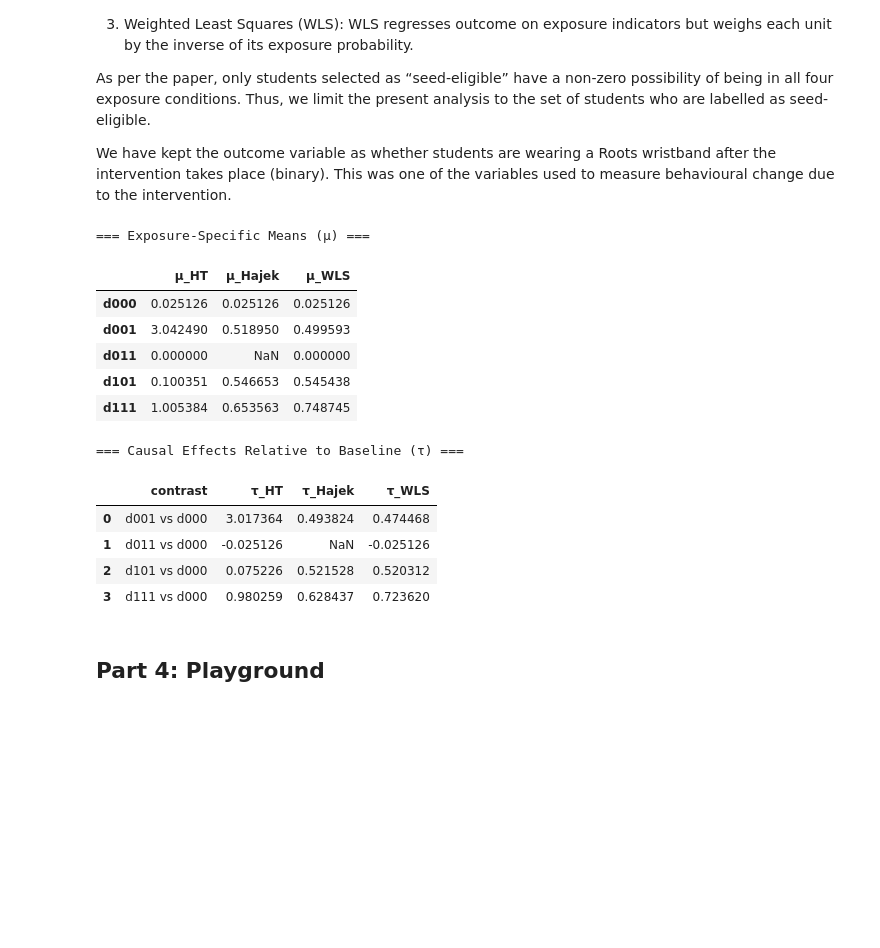
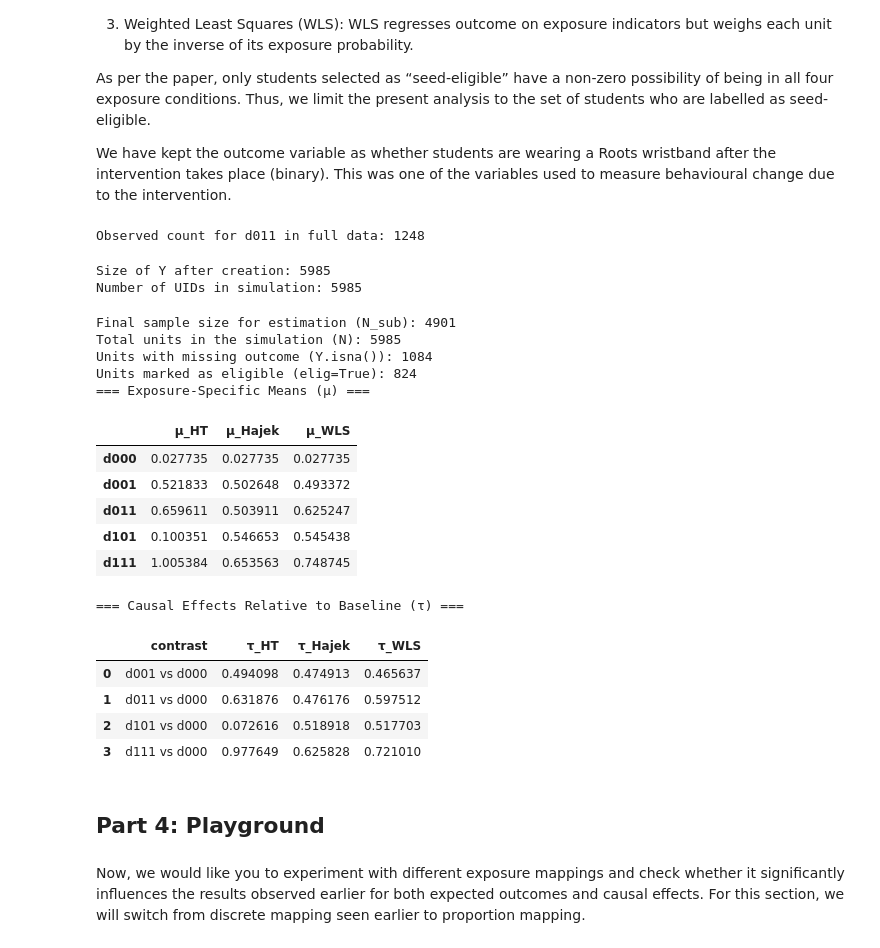
Before and after one commit to causalml-fall25/demonstration-farhan-elena, a Jupyter notebook: Demo_Notebook_v2.ipynb, the cells around one changed output. Saved outputs shown, nothing was run; the diff lists cells and outputs as text; code cells hidden in the pictures; blank space fills up the shorter version.

```diff
--- a/Demo_Notebook_v2.ipynb
+++ b/Demo_Notebook_v2.ipynb
@@ -850,6 +850,9 @@ D_obs = exposure_5cat(Z_obs)
 D_obs_by_uid = pd.Series(D_obs, index=objects["uids"])
 # %%
 I_obs = pd.get_dummies(D_obs_by_uid)[objects["levels"]]
+print(f"Observed count for d011 in full data: {I_obs['d011'].sum()}")
+# %% [output]
+Observed count for d011 in full data: 1248
 # %%
 levels = objects["levels"]
 uids = objects["uids"]
@@ -859,42 +862,63 @@ df_sub["WRISTW2_num"] = (
 )
 
 Y = df_sub.set_index("UID").loc[uids, "WRISTW2_num"]
+print(f"Size of Y after creation: {len(Y)}")
+print(f"Number of UIDs in simulation: {len(objects['uids'])}")
+# %% [output]
+Size of Y after creation: 5985
+Number of UIDs in simulation: 5985
 # %%
-elig = objects["elig"]
-mask = elig & Y.notna().values
+mask =Y.notna().values
 
 Y_sub = Y.loc[mask]
 I_sub = I_obs.loc[mask]
 pi_sub = pi_df.loc[mask]
+
+N_sub=len(Y_sub)
+print(f"Final sample size for estimation (N_sub): {N_sub}")
+
+N_total = len(Y)
+N_missing_Y = Y.isna().sum()
+print(f"Total units in the simulation (N): {N_total}")
+print(f"Units with missing outcome (Y.isna()): {N_missing_Y}")
+
+N_eligible = objects["elig"].sum()
+print(f"Units marked as eligible (elig=True): {N_eligible}")
 
 est = ExposureEstimator(
     Y=Y_sub,
     I_obs=I_sub,
     pi_df=pi_sub,
     levels=objects["levels"],
     baseline="d000"
 )
 
 mu_table, tau_table = est.summarise()
 
 print("=== Exposure-Specific Means (μ) ===")
 display(mu_table)
 
 print("\n=== Causal Effects Relative to Baseline (τ) ===")
 display(tau_table)
 # %% [output]
+Final sample size for estimation (N_sub): 4901
+Total units in the simulation (N): 5985
+Units with missing outcome (Y.isna()): 1084
+Units marked as eligible (elig=True): 824
 === Exposure-Specific Means (μ) ===
 |  | μ_HT | μ_Hajek | μ_WLS |
-| d000 | 0.025126 | 0.025126 | 0.025126 |
-| d001 | 3.042490 | 0.518950 | 0.499593 |
-| d011 | 0.000000 | NaN | 0.000000 |
+| d000 | 0.027735 | 0.027735 | 0.027735 |
+| d001 | 0.521833 | 0.502648 | 0.493372 |
+| d011 | 0.659611 | 0.503911 | 0.625247 |
 | d101 | 0.100351 | 0.546653 | 0.545438 |
 | d111 | 1.005384 | 0.653563 | 0.748745 |
 === Causal Effects Relative to Baseline (τ) ===
 |  | contrast | τ_HT | τ_Hajek | τ_WLS |
-| 0 | d001 vs d000 | 3.017364 | 0.493824 | 0.474468 |
-| 1 | d011 vs d000 | -0.025126 | NaN | -0.025126 |
-| 2 | d101 vs d000 | 0.075226 | 0.521528 | 0.520312 |
-| 3 | d111 vs d000 | 0.980259 | 0.628437 | 0.723620 |
+| 0 | d001 vs d000 | 0.494098 | 0.474913 | 0.465637 |
+| 1 | d011 vs d000 | 0.631876 | 0.476176 | 0.597512 |
+| 2 | d101 vs d000 | 0.072616 | 0.518918 | 0.517703 |
+| 3 | d111 vs d000 | 0.977649 | 0.625828 | 0.721010 |
 # %% [markdown]
 ## Part 4: Playground
+# %% [markdown]
+Now, we would like you to experiment with different exposure mappings and check whether it significantly influences the results observed earlier for both expected outcomes and causal effects. For this section, we will switch from discrete mapping seen earlier to proportion mapping.
```
Also changed, not shown: parts of 3 cells of this notebook.
